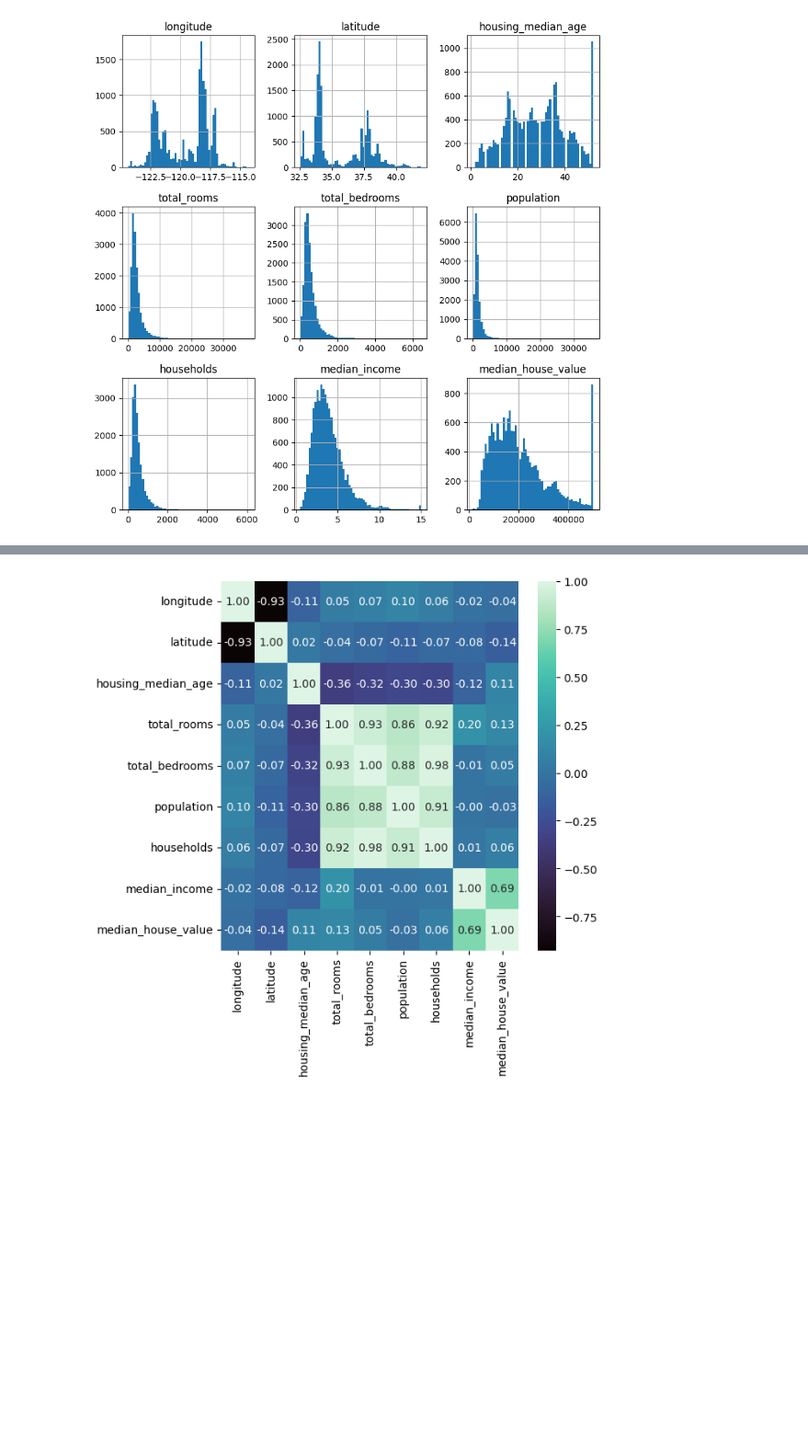
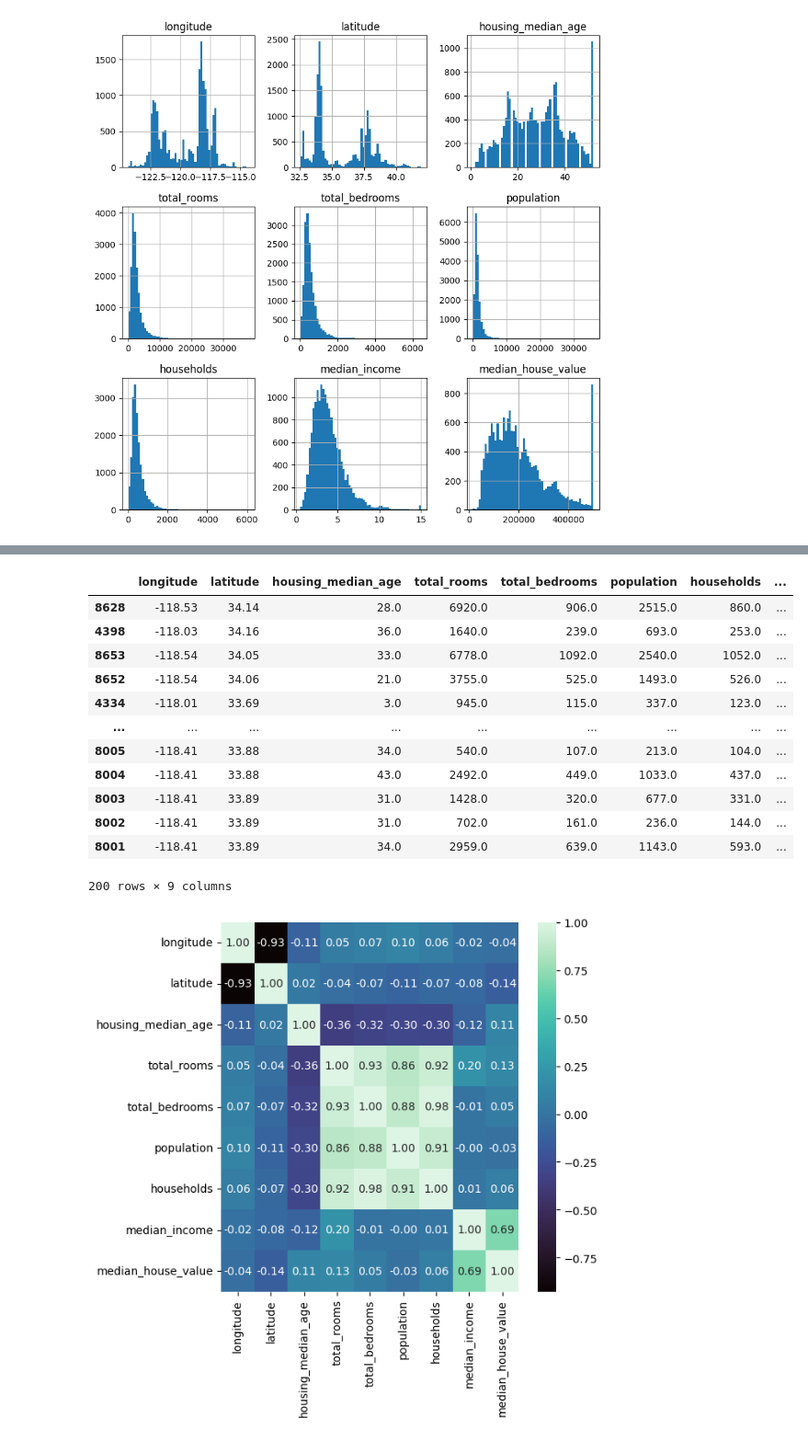
Before and after one commit to harcipulyka/ml, a Jupyter notebook: ipynbs/02_housing_03_the_data.ipynb, the cells around one changed output, grey strips where cells are left out. Shown at 92% size. Drawn from its saved outputs; the diff is of its cells as text; code cells hidden in the pictures; blank space fills up the shorter version.

```diff
--- a/ipynbs/02_housing_03_data_exploration.ipynb
+++ b/ipynbs/02_housing_03_the_data.ipynb
@@ -55,0 +79,17 @@ plt.show()
+# %%
+#examining median house value outlier
+df.sort_values(by=["median_house_value"], ascending=False).head(n=200)
+# %% [output]
+|  | longitude | latitude | housing_median_age | total_rooms | total_bedrooms | population | households | ... |
+| 8628 | -118.53 | 34.14 | 28.0 | 6920.0 | 906.0 | 2515.0 | 860.0 | ... |
+| 4398 | -118.03 | 34.16 | 36.0 | 1640.0 | 239.0 | 693.0 | 253.0 | ... |
+| 8653 | -118.54 | 34.05 | 33.0 | 6778.0 | 1092.0 | 2540.0 | 1052.0 | ... |
+| 8652 | -118.54 | 34.06 | 21.0 | 3755.0 | 525.0 | 1493.0 | 526.0 | ... |
+| 4334 | -118.01 | 33.69 | 3.0 | 945.0 | 115.0 | 337.0 | 123.0 | ... |
+| ... | ... | ... | ... | ... | ... | ... | ... | ... |
+| 8005 | -118.41 | 33.88 | 34.0 | 540.0 | 107.0 | 213.0 | 104.0 | ... |
+| 8004 | -118.41 | 33.88 | 43.0 | 2492.0 | 449.0 | 1033.0 | 437.0 | ... |
+| 8003 | -118.41 | 33.89 | 31.0 | 1428.0 | 320.0 | 677.0 | 331.0 | ... |
+| 8002 | -118.41 | 33.89 | 31.0 | 702.0 | 161.0 | 236.0 | 144.0 | ... |
+| 8001 | -118.41 | 33.89 | 34.0 | 2959.0 | 639.0 | 1143.0 | 593.0 | ... |
+200 rows × 9 columns
```
Also changed, not shown: parts of 4 cells of this notebook, 2 other files.
